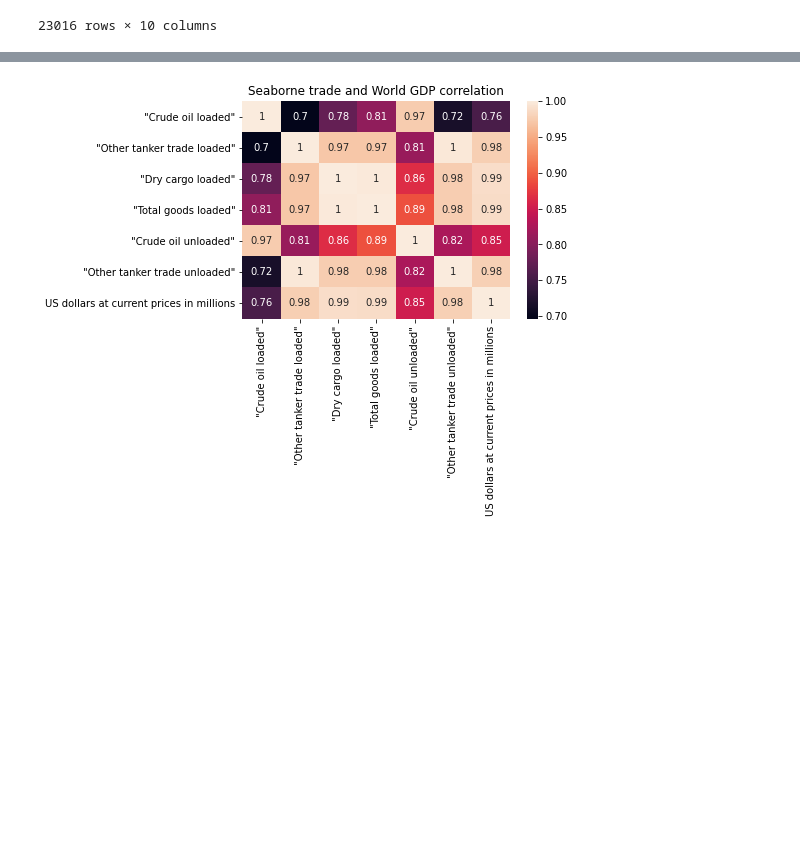
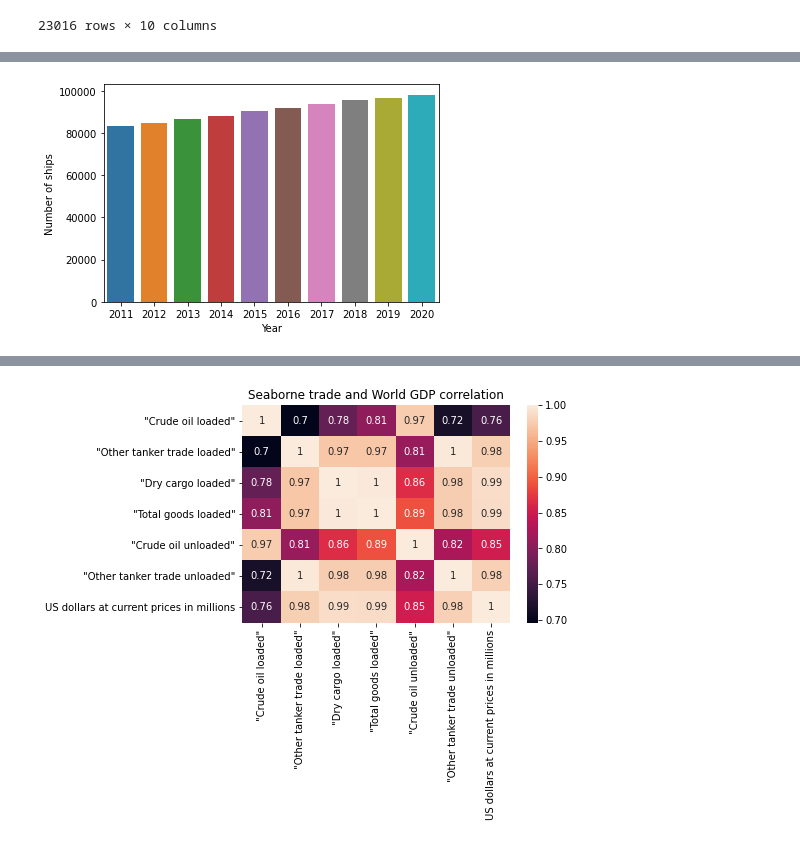
Before and after one commit to Jaraiz91/Javier_Araiz_TheBridge, a Jupyter notebook: EDA_Project/src/main.ipynb, the cells around one changed output, grey strips where cells are left out. Saved outputs shown, nothing was run; the diff lists cells and outputs as text; code cells hidden in the pictures; blank space fills up the shorter version.

```diff
--- a/EDA_Project/src/main.ipynb
+++ b/EDA_Project/src/main.ipynb
@@ -439,0 +508,5 @@ fleet_shipNo
+# %%
+sns.barplot(data = total_fleet_shipNo, x=total_fleet_shipNo['Year'], y='Number of ships')
+plt.savefig('../Resources/Number_of_ships.png')
+# %% [output]
+[figure, added]
```
Also changed, not shown: parts of 13 cells of this notebook, 10 other files.
